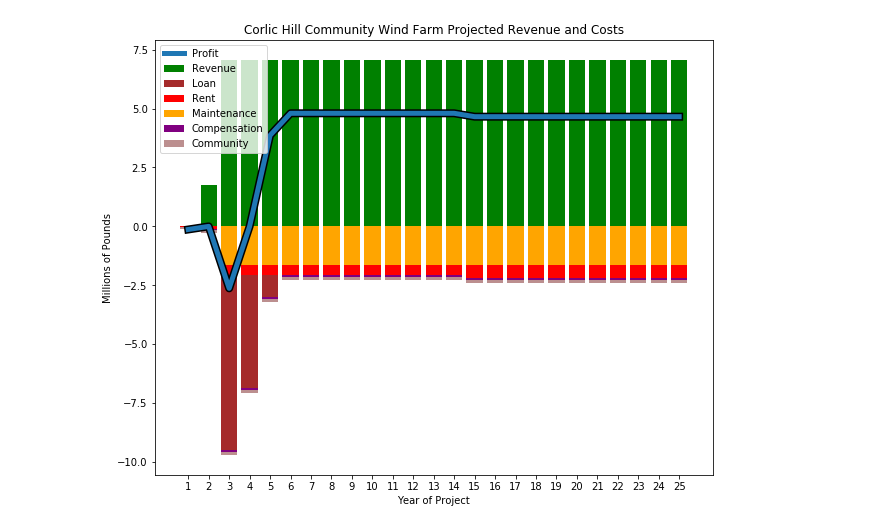
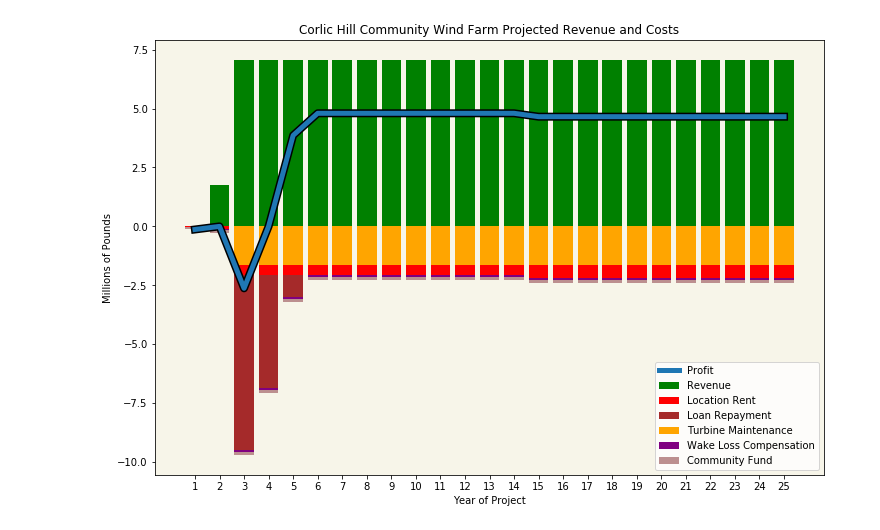
Before and after one commit to JamesSharma04/wind-farm-financial-model, a Jupyter notebook: financialForecast.ipynb, the cells around one changed output. Cells and saved outputs as stored; diff of their text form; code cells hidden in the pictures.

Commit message:
further updates to model

```diff
--- a/financialForecast.ipynb
+++ b/financialForecast.ipynb
@@ -2,6 +2,7 @@
 import numpy as np
 import matplotlib.pyplot as plt
 import math
+from scipy.stats.mstats import gmean
 
 '''set initial parameters - change depending on plan'''
 
@@ -66,14 +67,13 @@ bopCosts = turbineCost*(balanceOfPlant-1)
 gridCosts= gridConnection*gridCost
 totalInitialCost=turbineCost+bopCosts+gridCosts+metmast+birdSurvey+eiaCost
 
-#further compensatory costs to other stakeholders may be required
-
 #calculate total power rating based on sum of turbines and their power ratings
 powerRating=t1Count*t1Power+t2Count*t2Power+t3Count*t3Power
 powerGeneratedHourly=powerRating*capFactor
 powerGenAnnually=powerGeneratedHourly*24*365
 #get annual revenue from power generation figure, to be used in the loop later
 annualInitialRevenue=powerGenAnnually*electricityPrice
+
 #calculate revenue to be compensated to another farm in case of wake loss
 compensation=otherFarmLoss*electricityPrice
 compensationRatio=1-(otherFarmLoss/powerGenAnnually)
@@ -92,7 +92,7 @@ marginOfSafety=0.1
 loanCommunityPayment=annualCommunityPayment*(surveyTime+constructionTime)
 #calculate the cost of the rent during the time of construction and surveying
 loanRent=fixedRent*(constructionTime+surveyTime)+(landRent*(annualInitialRevenue*(1-constructionTime))-(annualInitialRevenue*(1-constructionTime)))
-#add up all components, multiplies by how much is funde dby the community
+#add up all components, multiplied by how much is funded by the community
 initLoanSize=(totalInitialCost+loanCommunityPayment+loanRent+maintenanceCost)*(1+marginOfSafety)*(1-communityOwnership)
 communityFundingRequired=(totalInitialCost+loanCommunityPayment+loanRent+maintenanceCost)*(1+marginOfSafety)*(communityOwnership)
 loanAmount=initLoanSize
@@ -108,15 +108,15 @@ else:
     interestRate=0.08
 
 #create empty arrays which will be popuated in the time series
-revenueArray=np.zeros(25, dtype=float)
-costArray=np.zeros(25, dtype=float)
-profitArray=np.zeros(25, dtype=float)
-repaymentArray=np.zeros(25, dtype=float)
-maintenanceArray=np.zeros(25, dtype=float)
-rentArray=np.zeros(25, dtype=float)
-compensationArray=np.zeros(25, dtype=float)
-energyArray=np.zeros(25,dtype=float)
-communityArray=np.zeros(25,dtype=float)
+revenueArray=np.zeros(timeHorizon, dtype=float)
+costArray=np.zeros(timeHorizon, dtype=float)
+profitArray=np.zeros(timeHorizon, dtype=float)
+repaymentArray=np.zeros(timeHorizon, dtype=float)
+maintenanceArray=np.zeros(timeHorizon, dtype=float)
+rentArray=np.zeros(timeHorizon, dtype=float)
+compensationArray=np.zeros(timeHorizon, dtype=float)
+energyArray=np.zeros(timeHorizon,dtype=float)
+communityArray=np.zeros(timeHorizon,dtype=float)
 
 #set initial balance to be used in the time series, to calculate loan repayment schedule
 balance = initLoanSize-(totalInitialCost*(1-communityOwnership))
@@ -212,42 +212,75 @@ for x in range(0,timeHorizon):
     '''end of for loop'''
 
 #calculate totals
-totalProfit = np.sum(profitArray)
 totalRevenue= np.sum(revenueArray)
-totalCost=np.sum(costArray)+totalInitialCost
+totalCost=np.sum(costArray)+communityFundingRequired
+totalProfit = totalRevenue-totalCost
 totalRentPaid=np.sum(rentArray)
 totalMaintenancePaid=np.sum(maintenanceArray)
 totalLoanPaid=np.sum(repaymentArray)
 totalCompensationPaid=np.sum(compensationArray)
 totalEnergyGenerated=np.sum(energyArray)
 totalCommunity=np.sum(communityArray)
-
+totalInterest=totalLoanPaid-initLoanSize
 '''Print estimated costs and revenue'''
 print(companyName + " - " + siteName + " Forecast outputs\n")
 #sort for full amount
 print(f'Total Energy Generated: {round(totalEnergyGenerated/1000)} GWh')
 print(f'Community Funding Raised: £{round(communityFundingRequired)} million')
-print(f'Total Initial Costs: £{round(totalInitialCost,1)} million')
+print(f'Loan Principle Repaid: £{round((totalLoanPaid-totalInterest),1)} million')
+print(f'Total Capital Expenditures: £{round(totalInitialCost,1)} million\n')
+
 print(f'Rent Costs: £{round(totalRentPaid,1)} million')
-print(f'Loan Principle Repaid: £{round((initLoanSize),1)} million')
-print(f'Interest Paid: £{round((totalLoanPaid-initLoanSize),1)} million')
+print(f'Interest Paid: £{round((totalInterest),1)} million')
 print(f'Compensation Payments: £{round(totalCompensationPaid,1)} million')
 print(f'Maintenance Costs: £{round(totalMaintenancePaid,1)} million')
 print(f'Community Impact Payments £{round(totalCommunity,1)} million')
+print(f'Total Operating Expenses: £{round(totalInterest+totalMaintenancePaid+totalCompensationPaid+totalCommunity+totalRentPaid,1)} million')
+
 print(f'Total Costs: £{round(totalCost,1)} million\n')
 print(f'Revenue: £{round(totalRevenue,1)} million')
-print(f'Profit Returned to {companyName}: £{round((totalProfit*(1-communityOwnership)),1)} million')
-print(f'Profit Returned to Community Investors: £{round((totalProfit*(communityOwnership)),1)} million')
+
+print(f'Profit Returnable to {companyName}: £{round((totalProfit*(1-communityOwnership)),1)} million')
+print(f'Profit Returnable to Community Investors: £{round((totalProfit*(communityOwnership)),1)} million')
 print(f'Total Profit: £{round(totalProfit,1)} million\n')
 
 #calculate and print financial metrics
 ROI=(totalProfit/(initLoanSize+communityFundingRequired))*100 #return on investment
-CAGR=((totalProfit/(initLoanSize+communityFundingRequired))**(1/25)-1)*100
+CAGR=((totalProfit/(initLoanSize+communityFundingRequired))**(1/timeHorizon)-1)*100
 print(f'Return on investment (ROI): {round(ROI)}%')
 print(f'Compound Annual Growth Rate (CAGR): {round(CAGR,2)}%')
 
 #find when the loan is fully repaid and therefore profit made
 print(f'Loan repaid and profitable by the end of year {(np.array(repaymentArray)[timeToProduction:].tolist().index(0))+timeToProduction}')
+
+'''inflation adjusting'''
+CPIEst=np.zeros(timeHorizon,dtype=float)
+realProfits=np.zeros(timeHorizon,dtype=float)
+realCosts=np.zeros(timeHorizon,dtype=float)
+realRevenue=np.zeros(timeHorizon,dtype=float)
+CPICounter=1.0
+#change depending on expected inflation rate - bank of england inflation target used currently
+CPIRate=0.02
+
+FinalCPI=(CPICounter*(1+CPIRate))**timeHorizon
+for x in range(0,timeHorizon):
+    CPIEst[x]=CPICounter*(1+CPIRate)
+    CPICounter=CPIEst[x]
+    realProfits[x]=(1+profitArray[x])/(CPIEst[x])-1
+    realCosts[x]=(1+costArray[x])/(CPIEst[x])-1
+    realRevenue[x]=(1+revenueArray[x])/(CPIEst[x])-1
+
+
+meanCPI=gmean(CPIEst)
+
+totalRealProfits=(np.sum(realRevenue)- np.sum(realCosts))
+
+realROI=((totalRealProfits/(meanCPI))/(initLoanSize+communityFundingRequired))*100 #return on investment
+realCAGR=(((totalRealProfits/(meanCPI))/(initLoanSize+communityFundingRequired))**(1/timeHorizon)-1)*100
+print(f'Inflation Adjusted ROI: {round(realROI)}%')
+print(f'Inflation Adjusted CAGR): {round(realCAGR,2)}%')
+
+
 #create cumulative arrays based on annual data
 cumProfitArray=np.cumsum(profitArray)
 cumRentArray=np.cumsum(rentArray)
@@ -278,34 +311,39 @@ plt.xlabel("Year of Project")
 plt.title(siteName + " Projected Cumulative Profit/Loss")
 plt.show()
 '''
+
 added=np.add(np.negative(rentArray),np.negative(maintenanceArray))
 added2=np.add(np.negative(repaymentArray), added)
-plt.figure(figsize=(10, 8))
+plt.figure(figsize=(12, 8))
 plt.plot(ind,profitArray,linewidth=8.0,color='black')
 plt.plot(ind,profitArray,linewidth=5.0,label='Profit')
 plt.bar(ind, revenueArray, width=0.8, label='Revenue', color='green')
-plt.bar(ind, np.negative(repaymentArray), width=0.8, label='Loan', color='brown', bottom=added)
-plt.bar(ind, np.negative(rentArray), width=0.8, label='Rent', color='red', bottom=np.negative(maintenanceArray))
-plt.bar(ind, np.negative(maintenanceArray), width=0.8, label='Maintenance', color='orange')
-plt.bar(ind, np.negative(compensationArray), width=0.8, label='Compensation', color='purple', bottom=added2)
-plt.bar(ind, np.negative(communityArray), width=0.8, label='Community', color='rosybrown', bottom=np.add(np.negative(compensationArray), added2))
+plt.bar(ind, np.negative(rentArray), width=0.8, label='Location Rent', color='red', bottom=np.negative(maintenanceArray))
+plt.bar(ind, np.negative(repaymentArray), width=0.8, label='Loan Repayment', color='brown', bottom=added)
+plt.bar(ind, np.negative(maintenanceArray), width=0.8, label='Turbine Maintenance', color='orange')
+plt.bar(ind, np.negative(compensationArray), width=0.8, label='Wake Loss Compensation', color='purple', bottom=added2)
+plt.bar(ind, np.negative(communityArray), width=0.8, label='Community Fund', color='rosybrown', bottom=np.add(np.negative(compensationArray), added2))
 
 plt.xticks(ind,ind)
 plt.ylabel("Millions of Pounds")
 plt.xlabel("Year of Project")
-plt.legend(loc="upper left")
+plt.legend(loc="lower right")
 plt.title(siteName + " Projected Revenue and Costs")
+ax = plt.gca()
+ax.set_facecolor('#f7f5e9')
 plt.show()
 
 plt.figure(figsize=(10, 8))
 plt.plot(ind,cumProfitArray,linewidth=8.0,color='black')
 plt.plot(ind,cumProfitArray,linewidth=5.0,label='Profit')
 plt.stackplot(ind,cumRevenueArray,labels=['Revenue'],colors=['green'])
-plt.stackplot(ind,np.negative(cumRepaymentArray), np.negative(cumRentArray), np.negative(cumMaintenanceArray),np.negative(cumCompensationArray),np.negative(cumCommunityArray), labels=['Loan','Rent','Maintenance', 'Compensation', 'Community'],colors=['brown','red','orange','purple', 'rosybrown'])
+plt.stackplot(ind,np.negative(cumRepaymentArray), np.negative(cumRentArray), np.negative(cumMaintenanceArray),np.negative(cumCompensationArray),np.negative(cumCommunityArray), labels=['Loan Repayment','Location Rent','Turbine Maintenance', 'Wake Loss Compensation', 'Community Fund'],colors=['brown','red','orange','purple', 'rosybrown'])
 plt.legend(loc='upper left')
 plt.xlabel("Year of Project")
 plt.ylabel("Millions of Pounds")
 plt.title(siteName + " Projected Cumulative Revenue and Costs")
+ax = plt.gca()
+ax.set_facecolor('#f7f5e9')
 plt.show()
 # %% [output]
 Aura Wind Energy Solutions - Corlic Hill Community Wind Farm Forecast outputs
@@ -328 +366 @@ Loan repaid and profitable by the end of year 5
-[figure, old version]
+[figure, new version]
```
Also changed, not shown: parts of 1 cell of this notebook.
